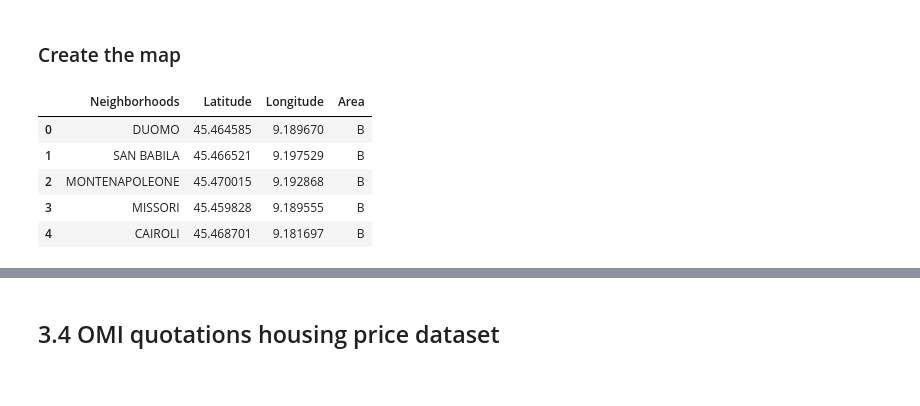
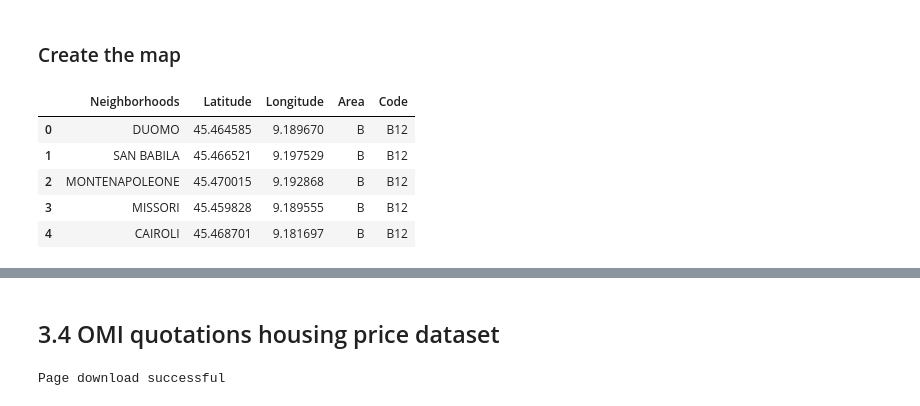
Before and after one commit to pierluigisegatto/Data_Science_Material, a Jupyter notebook: IBM Data Science Professional Certificate/8-ML_Full_Project/Real estate Milan /Real_estate_analysis.ipynb, the cells around one changed output, grey strips where cells are left out. Saved outputs shown, nothing was run; the diff lists cells and outputs as text; code cells hidden in the pictures.

```diff
--- a/IBM Data Science Professional Certificate/8-ML_Full_Project/Real estate Milan /Real_estate_analysis.ipynb
+++ b/IBM Data Science Professional Certificate/8-ML_Full_Project/Real estate Milan /Real_estate_analysis.ipynb
@@ -297,14 +298,15 @@ The geograpical coordinate of Milan, Italy are 45.4668, 9.1905.
 ### Create the map
 # %%
 neighborhoods_coordinates['Area'] = milan['Code'].str[:1]
+neighborhoods_coordinates['Code'] = milan['Code']
 neighborhoods_coordinates.head()
 # %% [output]
-|  | Neighborhoods | Latitude | Longitude | Area |
-| 0 | DUOMO | 45.464585 | 9.189670 | B |
-| 1 | SAN BABILA | 45.466521 | 9.197529 | B |
-| 2 | MONTENAPOLEONE | 45.470015 | 9.192868 | B |
-| 3 | MISSORI | 45.459828 | 9.189555 | B |
-| 4 | CAIROLI | 45.468701 | 9.181697 | B |
+|  | Neighborhoods | Latitude | Longitude | Area | Code |
+| 0 | DUOMO | 45.464585 | 9.189670 | B | B12 |
+| 1 | SAN BABILA | 45.466521 | 9.197529 | B | B12 |
+| 2 | MONTENAPOLEONE | 45.470015 | 9.192868 | B | B12 |
+| 3 | MISSORI | 45.459828 | 9.189555 | B | B12 |
+| 4 | CAIROLI | 45.468701 | 9.181697 | B | B12 |
 # %%
 Milan_map=folium.Map(location=[lat,lon],zoom_start=11)
 
@@ -349,10 +351,12 @@ Milan_map
 # %% [markdown]
 ## 3.4 OMI quotations housing price dataset <a class='anchor' id='3.4.'><a/>
 # %%
-url_values = "https://raw.githubusercontent.com/Aciredef29/Applied-Data-Science-Capstone-exam/master/Market%20values%20of%20house%20in%20Milan.csv"
-page = requests.get(url_values)
+url = "https://raw.githubusercontent.com/pierluigisegatto/Data_Science_Material/main/IBM%20Data%20Science%20Professional%20Certificate/8-ML_Full_Project/Real%20estate%20Milan%20/Market%20values%20of%20house%20in%20Milan.csv"
+page = requests.get(url)
 if page.status_code == 200:
     print('Page download successful')
 else:
     print('Page download error. Error code: {}'.format(page.status_code))
+# %% [output]
+Page download successful
 # %%
```
Also changed, not shown: parts of 19 cells of this notebook, 2 other files.
